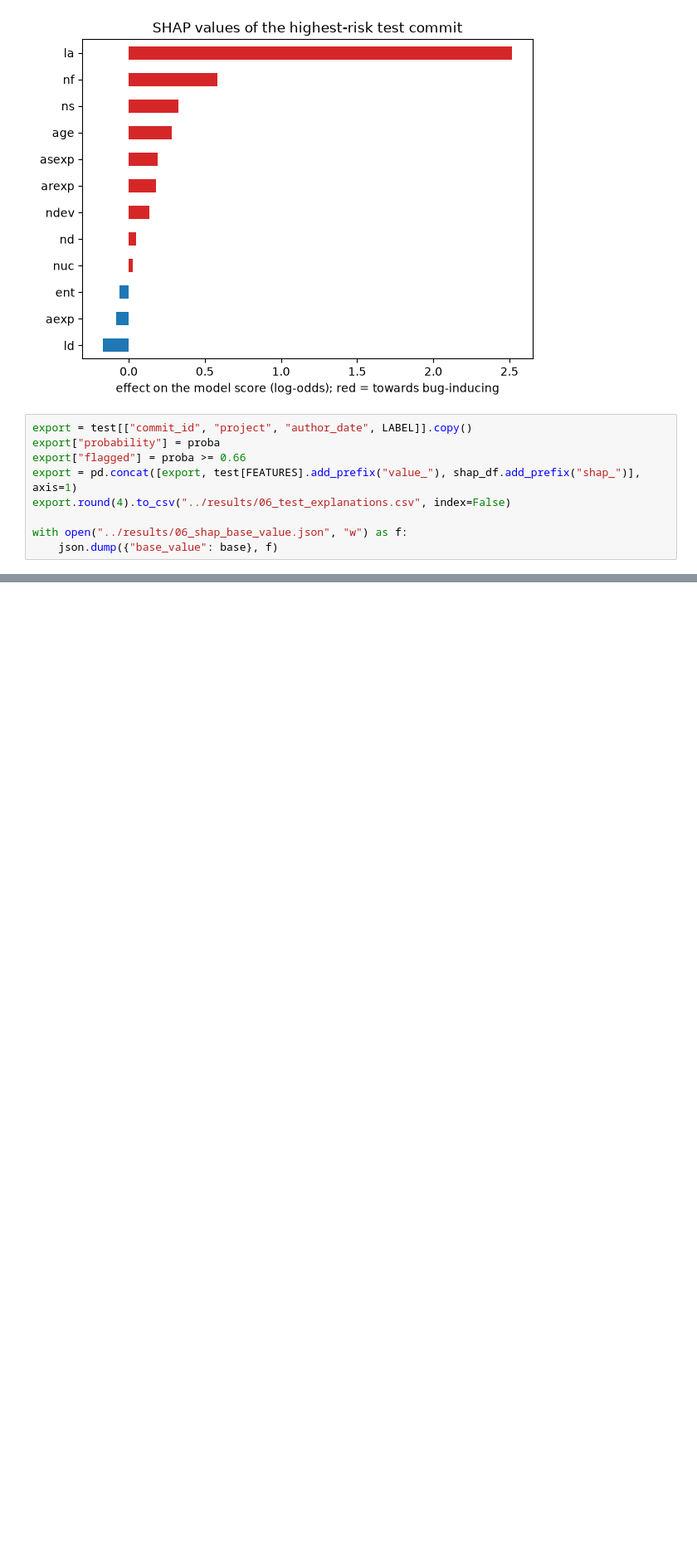
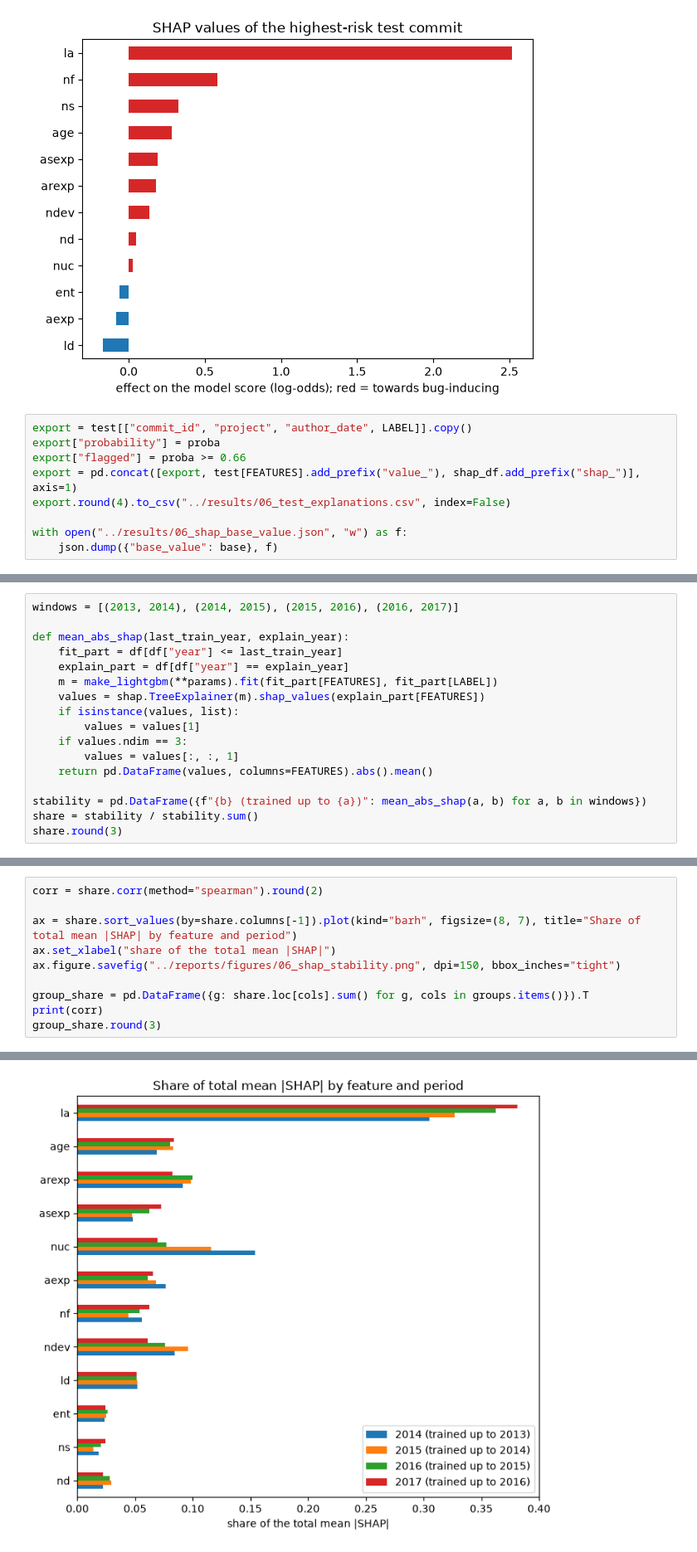
Before and after one commit to hangelaa/commit-wise, a Jupyter notebook: notebooks/06_explainability.ipynb, the cells around one changed output, grey strips where cells are left out. Shown at 83% size. Cells and saved outputs as stored; diff of their text form; blank space fills up the shorter version.

Commit message:
Add SHAP single-commit explanation, la=0 check and stability over time

```diff
--- a/notebooks/06_explainability.ipynb
+++ b/notebooks/06_explainability.ipynb
@@ -157,0 +179,17 @@ with open("../results/06_shap_base_value.json", "w") as f:
+# %%
+windows = [(2013, 2014), (2014, 2015), (2015, 2016), (2016, 2017)]
+
+def mean_abs_shap(last_train_year, explain_year):
+    fit_part = df[df["year"] <= last_train_year]
+    explain_part = df[df["year"] == explain_year]
+    m = make_lightgbm(**params).fit(fit_part[FEATURES], fit_part[LABEL])
+    values = shap.TreeExplainer(m).shap_values(explain_part[FEATURES])
+    if isinstance(values, list):
+        values = values[1]
+    if values.ndim == 3:
+        values = values[:, :, 1]
+    return pd.DataFrame(values, columns=FEATURES).abs().mean()
+
+stability = pd.DataFrame({f"{b} (trained up to {a})": mean_abs_shap(a, b) for a, b in windows})
+share = stability / stability.sum()
+share.round(3)
@@ -157,0 +210,11 @@ with open("../results/06_shap_base_value.json", "w") as f:
+# %%
+corr = share.corr(method="spearman").round(2)
+
+ax = share.sort_values(by=share.columns[-1]).plot(kind="barh", figsize=(8, 7), title="Share of total mean |SHAP| by feature and period")
+ax.set_xlabel("share of the total mean |SHAP|")
+ax.figure.savefig("../reports/figures/06_shap_stability.png", dpi=150, bbox_inches="tight")
+
+group_share = pd.DataFrame({g: share.loc[cols].sum() for g, cols in groups.items()}).T
+print(corr)
+group_share.round(3)
+# %% [output]
@@ -157,0 +242 @@ with open("../results/06_shap_base_value.json", "w") as f:
+[figure, added]
```
Also changed, not shown: parts of 6 cells of this notebook, 1 other file.
